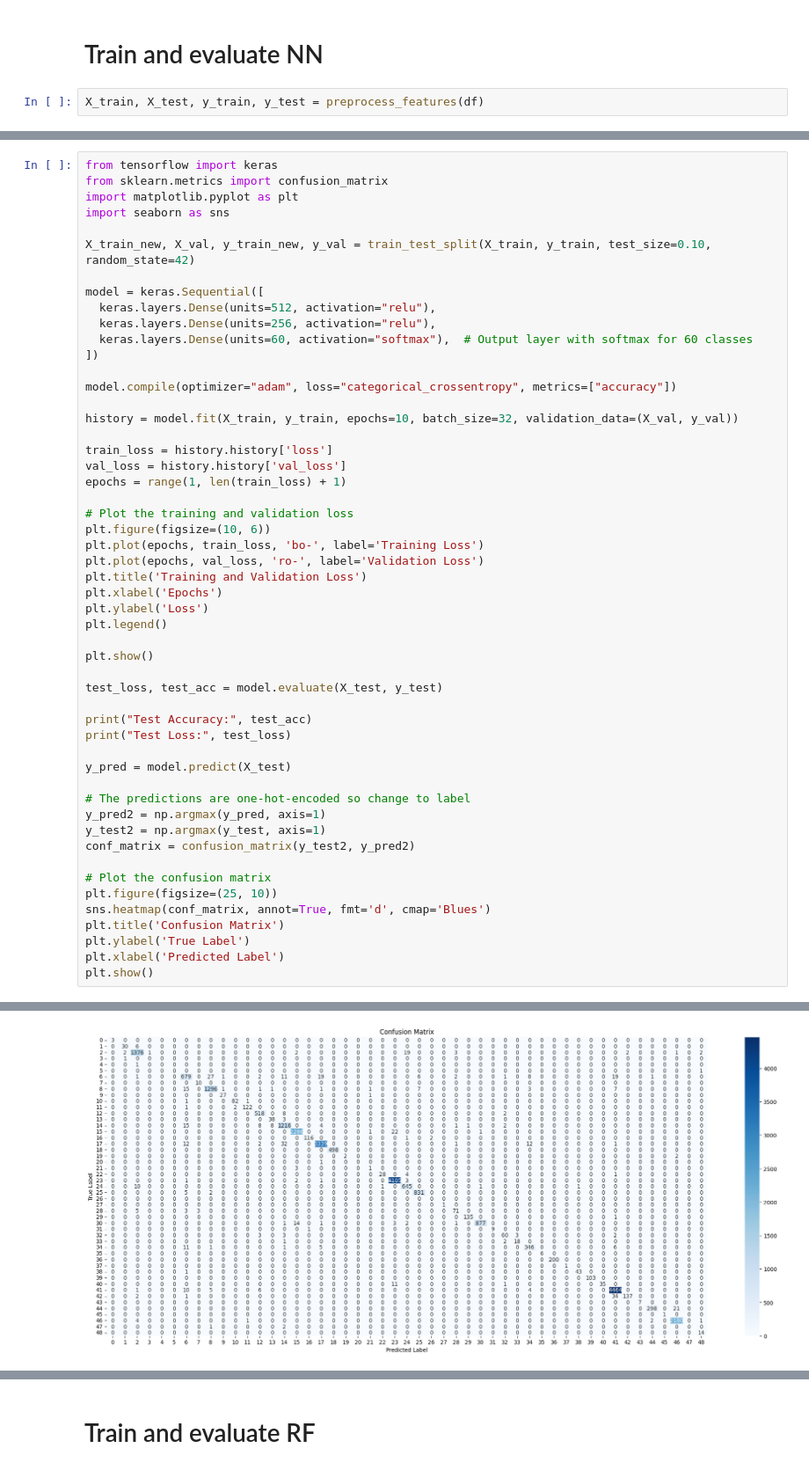
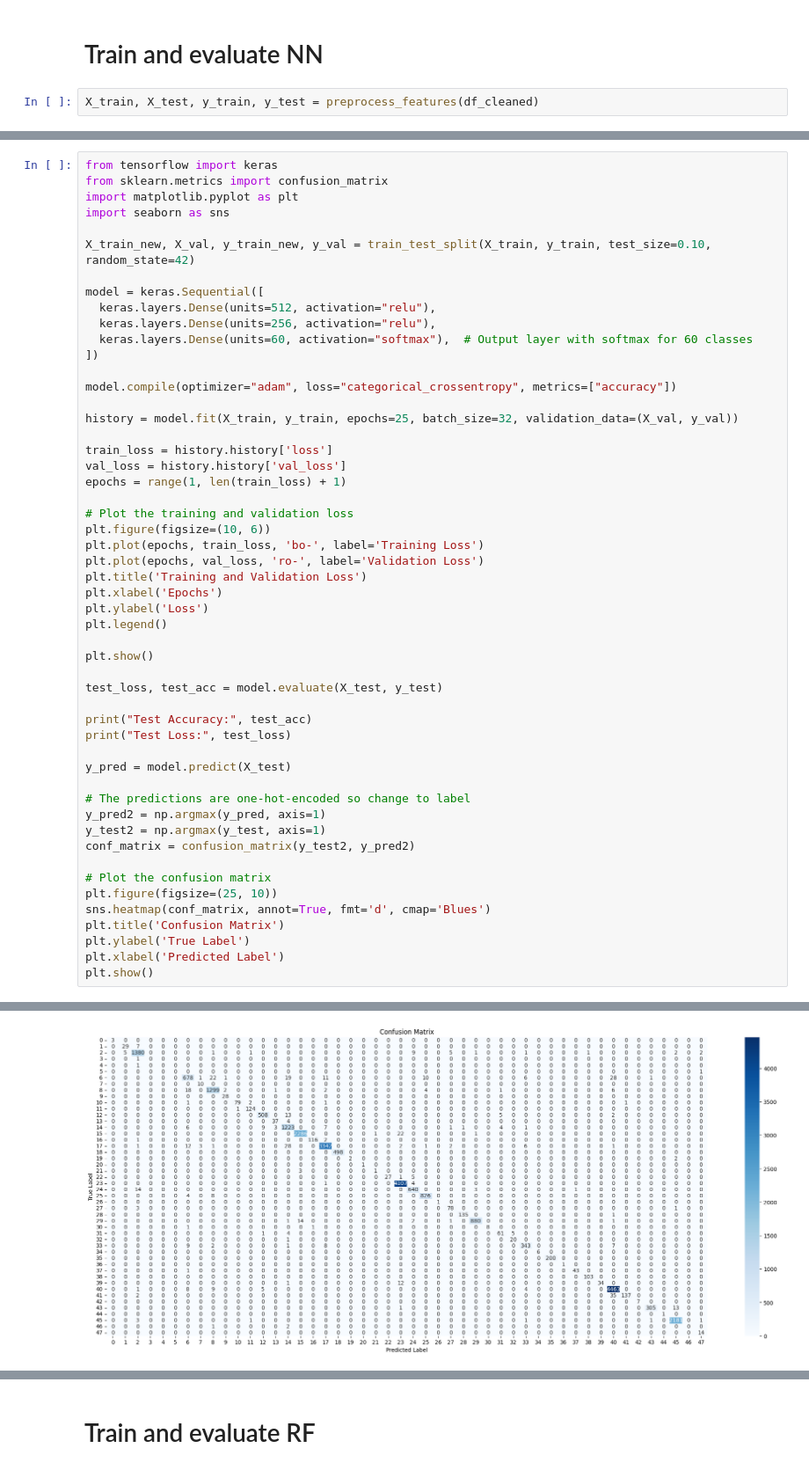
Before and after one commit to JoepH123/BIP_ML_PROJECT_E00659, a Jupyter notebook: src/n2_comparing_nn_with_rf.ipynb, the cells around one changed output, grey strips where cells are left out. Shown: that part at 88% size. Saved outputs shown, nothing was run; the diff lists cells and outputs as text.

```diff
--- a/src/n2_comparing_nn_with_rf.ipynb
+++ b/src/n2_comparing_nn_with_rf.ipynb
@@ -111,5 +111,5 @@ def preprocess_features(df, nr_reduced_features=500):
 # %% [markdown]
 # Train and evaluate NN
 # %%
-X_train, X_test, y_train, y_test = preprocess_features(df)
+X_train, X_test, y_train, y_test = preprocess_features(df_cleaned)
 # %% [output]
@@ -132,7 +132,7 @@ model = keras.Sequential([
 
 model.compile(optimizer="adam", loss="categorical_crossentropy", metrics=["accuracy"])
 
-history = model.fit(X_train, y_train, epochs=10, batch_size=32, validation_data=(X_val, y_val))
+history = model.fit(X_train, y_train, epochs=25, batch_size=32, validation_data=(X_val, y_val))
 
 train_loss = history.history['loss']
 val_loss = history.history['val_loss']
@@ -197,4 +194,4 @@ Test Loss: 0.10063958168029785
-[figure, old version]
+[figure, new version]
 # %%
 # Making predictions on the test set
 test_predictions = model.predict(X_test)
```
Also changed, not shown: parts of 10 cells of this notebook, 3 other files.
